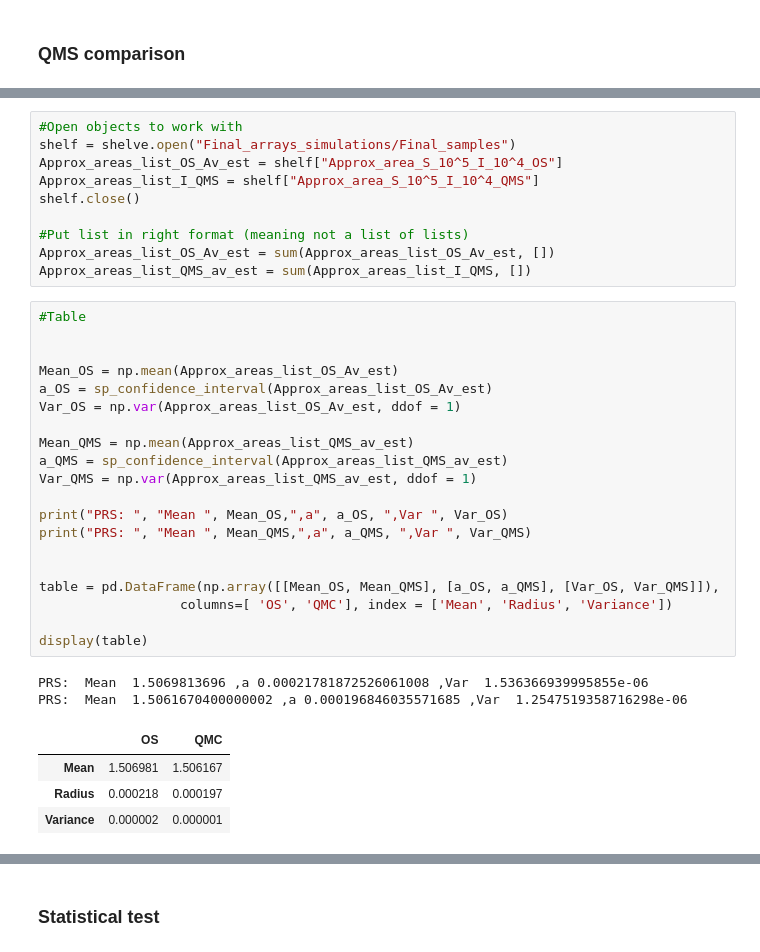
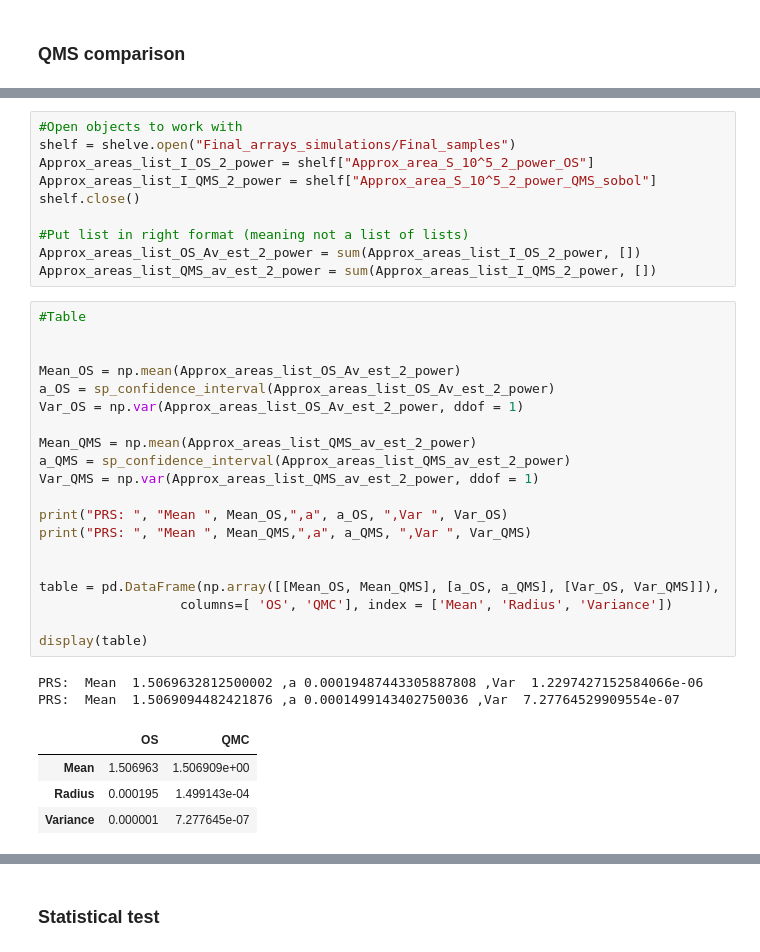
Before and after one commit to soudy/stoch-simulation-assignment1, a Jupyter notebook: notebooks/Mandelbrot_Monte_Carlo.ipynb, the cells around one changed output, grey strips where cells are left out. Cells and saved outputs as stored; diff of their text form.

```diff
--- a/notebooks/Mandelbrot_Monte_Carlo.ipynb
+++ b/notebooks/Mandelbrot_Monte_Carlo.ipynb
@@ -621,40 +637,40 @@ OS:  Mean  1.50698137 ,a 0.00021782 ,Var  1.54e-06
 # %%
 #Open objects to work with
 shelf = shelve.open("Final_arrays_simulations/Final_samples")
-Approx_areas_list_OS_Av_est = shelf["Approx_area_S_10^5_I_10^4_OS"]
-Approx_areas_list_I_QMS = shelf["Approx_area_S_10^5_I_10^4_QMS"]
+Approx_areas_list_I_OS_2_power = shelf["Approx_area_S_10^5_2_power_OS"]
+Approx_areas_list_I_QMS_2_power = shelf["Approx_area_S_10^5_2_power_QMS_sobol"]
 shelf.close()
 
 #Put list in right format (meaning not a list of lists)
-Approx_areas_list_OS_Av_est = sum(Approx_areas_list_OS_Av_est, [])
-Approx_areas_list_QMS_av_est = sum(Approx_areas_list_I_QMS, [])
+Approx_areas_list_OS_Av_est_2_power = sum(Approx_areas_list_I_OS_2_power, [])
+Approx_areas_list_QMS_av_est_2_power = sum(Approx_areas_list_I_QMS_2_power, [])
 # %%
 #Table
 
 
-Mean_OS = np.mean(Approx_areas_list_OS_Av_est)
-a_OS = sp_confidence_interval(Approx_areas_list_OS_Av_est)
-Var_OS = np.var(Approx_areas_list_OS_Av_est, ddof = 1)
+Mean_OS = np.mean(Approx_areas_list_OS_Av_est_2_power)
+a_OS = sp_confidence_interval(Approx_areas_list_OS_Av_est_2_power)
+Var_OS = np.var(Approx_areas_list_OS_Av_est_2_power, ddof = 1)
 
-Mean_QMS = np.mean(Approx_areas_list_QMS_av_est)
-a_QMS = sp_confidence_interval(Approx_areas_list_QMS_av_est)
-Var_QMS = np.var(Approx_areas_list_QMS_av_est, ddof = 1)
+Mean_QMS = np.mean(Approx_areas_list_QMS_av_est_2_power)
+a_QMS = sp_confidence_interval(Approx_areas_list_QMS_av_est_2_power)
+Var_QMS = np.var(Approx_areas_list_QMS_av_est_2_power, ddof = 1)
 
 print("PRS: ", "Mean ", Mean_OS,",a", a_OS, ",Var ", Var_OS)
 print("PRS: ", "Mean ", Mean_QMS,",a", a_QMS, ",Var ", Var_QMS)
 
 
 table = pd.DataFrame(np.array([[Mean_OS, Mean_QMS], [a_OS, a_QMS], [Var_OS, Var_QMS]]),
                   columns=[ 'OS', 'QMC'], index = ['Mean', 'Radius', 'Variance'])
 
 display(table)
 # %% [output]
-PRS:  Mean  1.5069813696 ,a 0.00021781872526061008 ,Var  1.536366939995855e-06
-PRS:  Mean  1.5061670400000002 ,a 0.000196846035571685 ,Var  1.2547519358716298e-06
+PRS:  Mean  1.5069632812500002 ,a 0.00019487443305887808 ,Var  1.2297427152584066e-06
+PRS:  Mean  1.5069094482421876 ,a 0.0001499143402750036 ,Var  7.27764529909554e-07
 |  | OS | QMC |
-| Mean | 1.506981 | 1.506167 |
-| Radius | 0.000218 | 0.000197 |
-| Variance | 0.000002 | 0.000001 |
+| Mean | 1.506963 | 1.506909e+00 |
+| Radius | 0.000195 | 1.499143e-04 |
+| Variance | 0.000001 | 7.277645e-07 |
 # %%
 fig = plt.figure(figsize=(5, 4))
 
```
Also changed, not shown: parts of 10 cells of this notebook, 11 other files.
